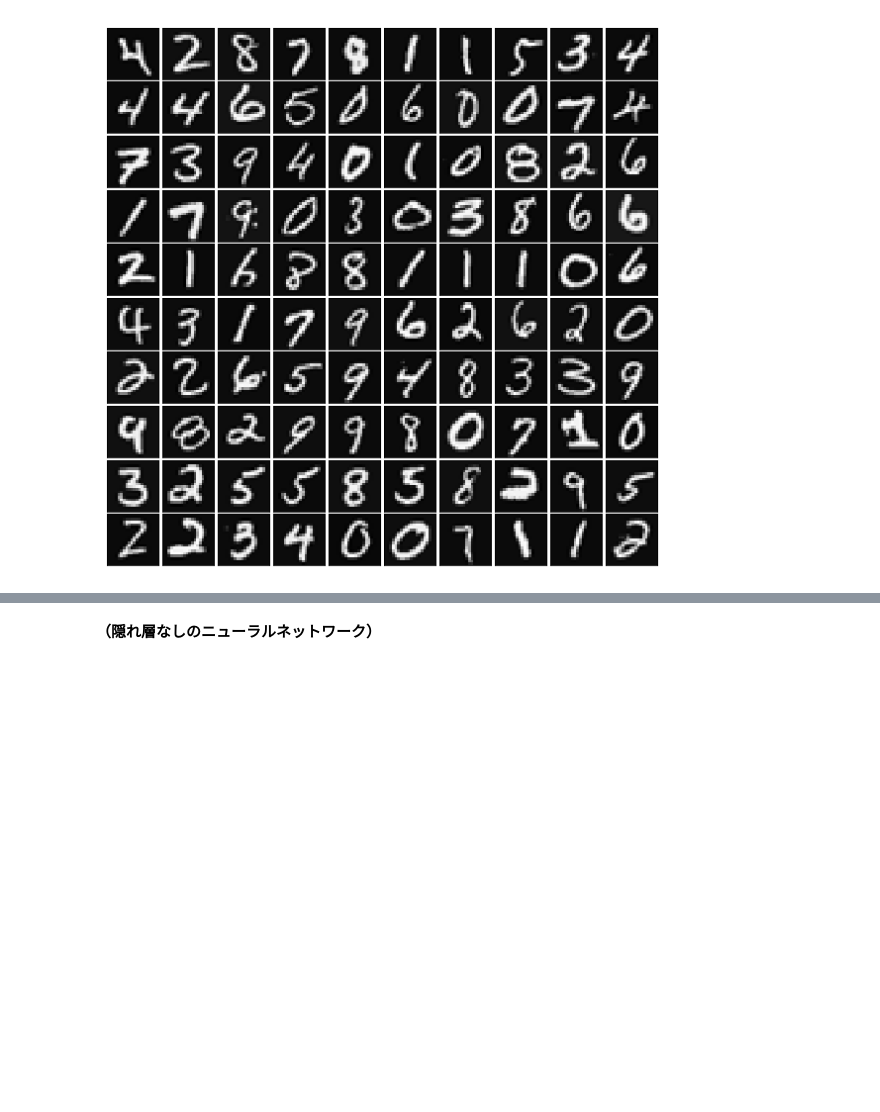
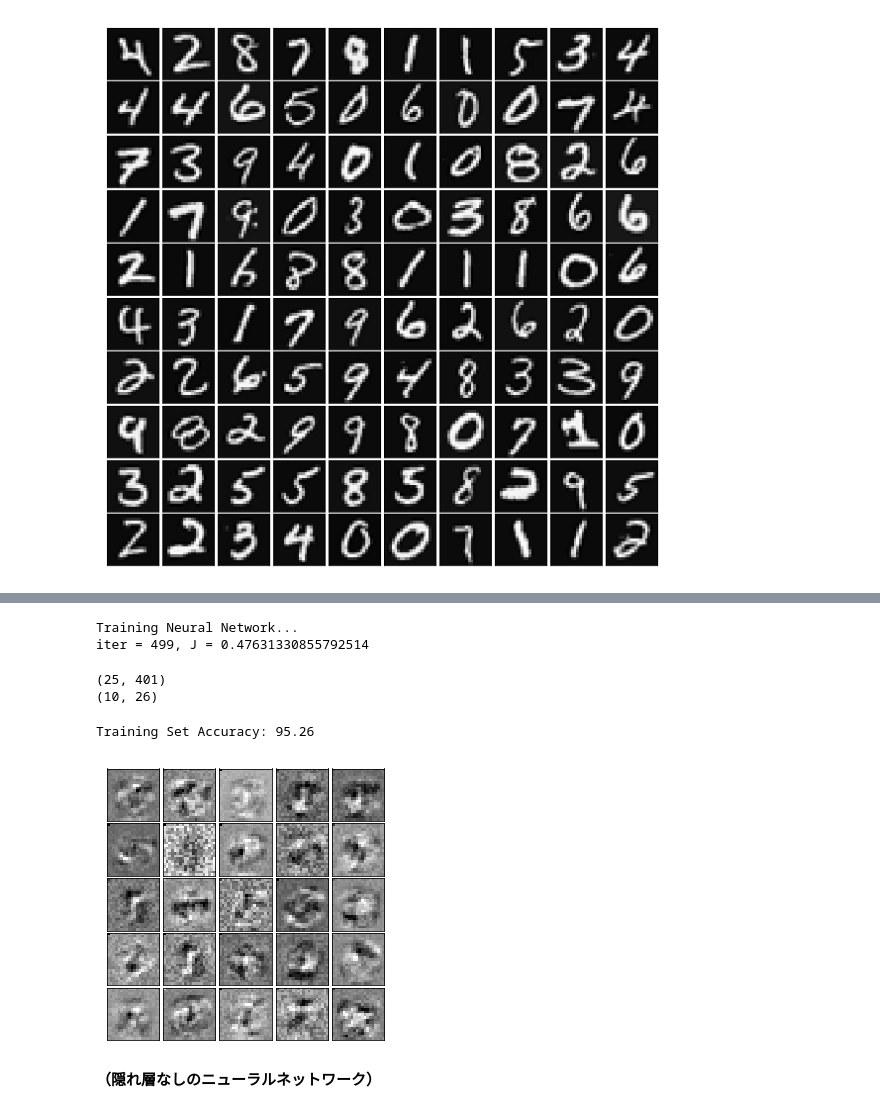
Before and after one commit to qqinxl2015/machine-learning-basic, a Jupyter notebook: 05_Neural Networks.ipynb, the cells around one changed output, grey strips where cells are left out. Drawn from its saved outputs; the diff is of its cells as text; code cells hidden in the pictures; blank space fills up the shorter version.

```diff
--- a/05_Neural Networks.ipynb
+++ b/05_Neural Networks.ipynb
@@ -138,0 +388,6 @@ plt.show()
+# %%
+# Θの初期値
+initial_Theta1 = rand_initialize_weights(INPUT_LAYER_SIZE, HIDDEN_LAYER_SIZE)
+initial_Theta2 = rand_initialize_weights(HIDDEN_LAYER_SIZE, NUM_LABELS)
+print(initial_Theta1.shape)
+print(initial_Theta2.shape)
@@ -139,3 +419,67 @@ plt.show()
+# %%
+# 最急降下法の定義
+def gradient_descent(initial_all_theta, cost_warp, eta, maxiter = 100):
+    theta_before = initial_all_theta
+    for i in range(maxiter):
+        J, grad = cost_warp(theta_before)
+        theta = copy.deepcopy(theta_before)
+        for j in range(len(initial_all_theta)):
+            theta[j] = theta[j] - eta * grad[j]
+        mes = f"iter = {i}, J = {J}"
+        theta_before = theta
+        # コンソールを埋め尽くさないように上書きしながら表示
+        sys.stdout.write("\r%s" % mes)
+        sys.stdout.flush()
+        time.sleep(0.01)
+    return theta, J
+
+# Θの初期値
+initial_Theta1 = rand_initialize_weights(INPUT_LAYER_SIZE, HIDDEN_LAYER_SIZE)
+initial_Theta2 = rand_initialize_weights(HIDDEN_LAYER_SIZE, NUM_LABELS)
+# 正規化＝1と設定（ここをいろいろ変える）
+lambda_ = 1
+# ニューラルネットワークの訓練
+print("Training Neural Network...")
+nn_cost_wrap = lambda Theta: nn_cost_function(Theta, INPUT_LAYER_SIZE, HIDDEN_LAYER_SIZE, NUM_LABELS, X_data, y, lambda_)
+nn_Thetas, cost = gradient_descent([initial_Theta1, initial_Theta2], nn_cost_wrap, 2, 500)
+print()
+# %% [output]
+Training Neural Network...
+iter = 499, J = 0.47631330855792514
+# %%
+print(nn_Thetas[0].shape)
+print(nn_Thetas[1].shape)
+# %% [output]
+(25, 401)
+(10, 26)
+# %%
+## 予測と精度
+def predict(Theta1, Theta2, X):
+    m = X.shape[0]
+    num_labes = Theta2.shape[0]
+    h1 = sigmoid(np.dot(np.c_[np.ones((m, 1)), X], Theta1.T))
+    h2 = sigmoid(np.dot(np.c_[np.ones((m, 1)), h1], Theta2.T))
+    p = np.argmax(h2, axis=1)+1
+    return p
+
+# 精度
+pred = predict(nn_Thetas[0], nn_Thetas[1], X_data)
+print("Training Set Accuracy:", np.mean(pred == y) * 100)
+# %% [output]
+Training Set Accuracy: 95.26
+# %%
+## ネットワークの可視化
+def display_data(X):
+    fig = plt.figure(figsize = (5, 5))
+    fig.subplots_adjust(hspace=0.05, wspace=0.05)
+    for i in range(X.shape[0]):
+        ax = fig.add_subplot(5, 5, i+1, xticks=[], yticks=[])
+        ax.imshow(X[i, :-1].reshape(20, 20, order="F"), cmap="gray")
+    plt.show()
+
+display_data(nn_Thetas[0])#もう二度とニューラルネットワークを自力で書きたくねえ
+# %% [output]
+[figure, added]
 # %% [markdown]
 <b>（隠れ層なしのニューラルネットワーク）</b>
 # %%
```
Also changed, not shown: parts of 12 cells of this notebook, 1 other file.
